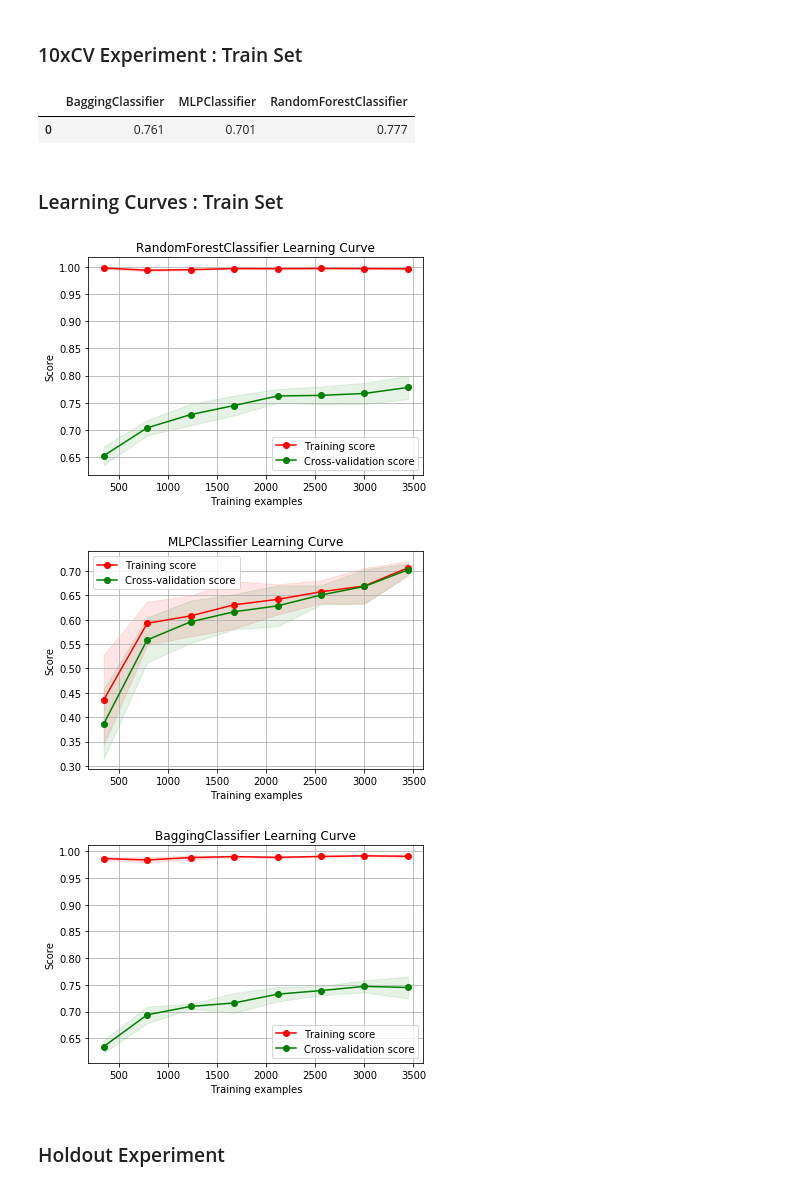
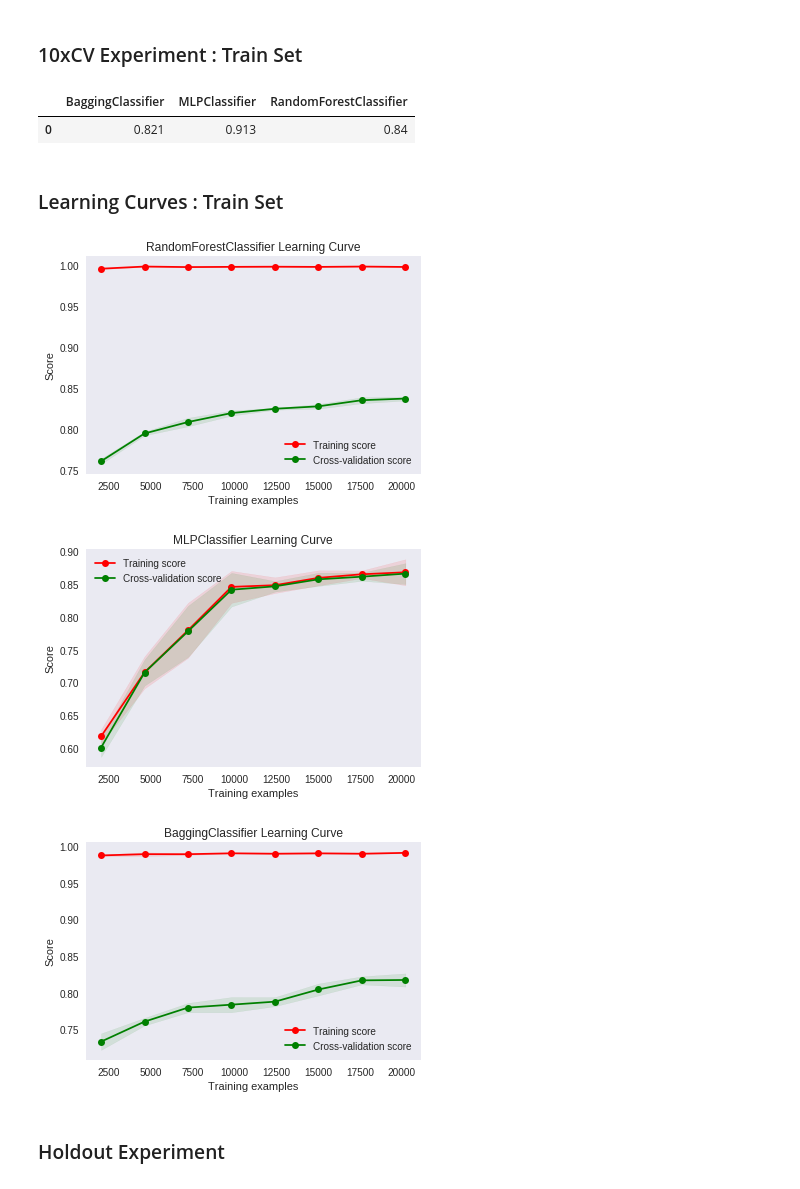
Before and after one commit to cojowy/lunar_lander, a Jupyter notebook: Task1.ipynb, the cells around one changed output. Drawn from its saved outputs; the diff is of its cells as text; code cells hidden in the pictures.

```diff
--- a/Task1.ipynb
+++ b/Task1.ipynb
@@ -79,12 +101,12 @@ data_file = "state_vectors_2018-04-21-20-41-25.csv"
 ### Experiment Parameters
 # %%
 #Sample for faster processing
-sample_frac = 0.10
+sample_frac = 1
 
 #Stratify to preserve label weightings
-grid_search_cv_folds = StratifiedKFold(5, shuffle=True)
+grid_search_cv_folds = StratifiedKFold(3, shuffle=True)
 cv_experiment_folds = StratifiedKFold(10, shuffle=True)
-learning_curve_folds = StratifiedKFold(5, shuffle=True)
+learning_curve_folds = StratifiedKFold(3, shuffle=True)
 # %% [markdown]
 ### Prepare Dataset
 - Undersampled to balance classes.
@@ -201,7 +223,7 @@ clfs = [RandomForestClassifier, MLPClassifier, BaggingClassifier]
 param_grids= {
     'RandomForestClassifier': {
         'criterion' : ['gini', 'entropy'],
-        'n_estimators' : [10,15,20],
+        'n_estimators' : [5,10,15,20],
         'max_features' : [None, 5, 8]
     },
     'MLPClassifier': {
@@ -230,7 +252,8 @@ for clf in clfs:
     current_GS = GridSearchCV(clf(),
                               param_grids[clf_name],
                               cv=grid_search_cv_folds,
-                              verbose=0,
+                              verbose=1,
+                              n_jobs=-1,
                               return_train_score=True).fit(X_train, y_train)
 
     # store grid search object for each classifier
@@ -312,28 +360,30 @@ for clf in clfs:
     params = selected_params[clf_name]
     cv_scores[clf_name] = np.mean(cross_val_score(clf(**params),
                                                   X_train, y_train,
-                                                  cv=cv_experiment_folds))
+                                                  cv=cv_experiment_folds,
+                                                 n_jobs=-1))
 
 # print the avg CVx10 score.
 pd.DataFrame(cv_scores, [0]).round(3)
 # %% [output]
 |  | BaggingClassifier | MLPClassifier | RandomForestClassifier |
-| 0 | 0.761 | 0.701 | 0.777 |
+| 0 | 0.821 | 0.913 | 0.84 |
 # %% [markdown]
 ### Learning Curves : Train Set
 # %%
 # Print learning curves for each model
 for clf in clfs:
     clf_name = str(clf).split(".")[-1][:-2]
     params = selected_params[clf_name]
     plot_learning_curve(clf(**params),
                         clf_name+' Learning Curve',
                         X_train, y_train,
-                    cv=learning_curve_folds)
+                        cv=learning_curve_folds,
+                        n_jobs=-1)
 # %% [output]
-[figure, old version]
+[figure, new version]
-[figure, old version]
+[figure, new version]
-[figure, old version]
+[figure, new version]
 # %% [markdown]
 ### Holdout Experiment
 # %%
```
Also changed, not shown: parts of 20 cells of this notebook.
